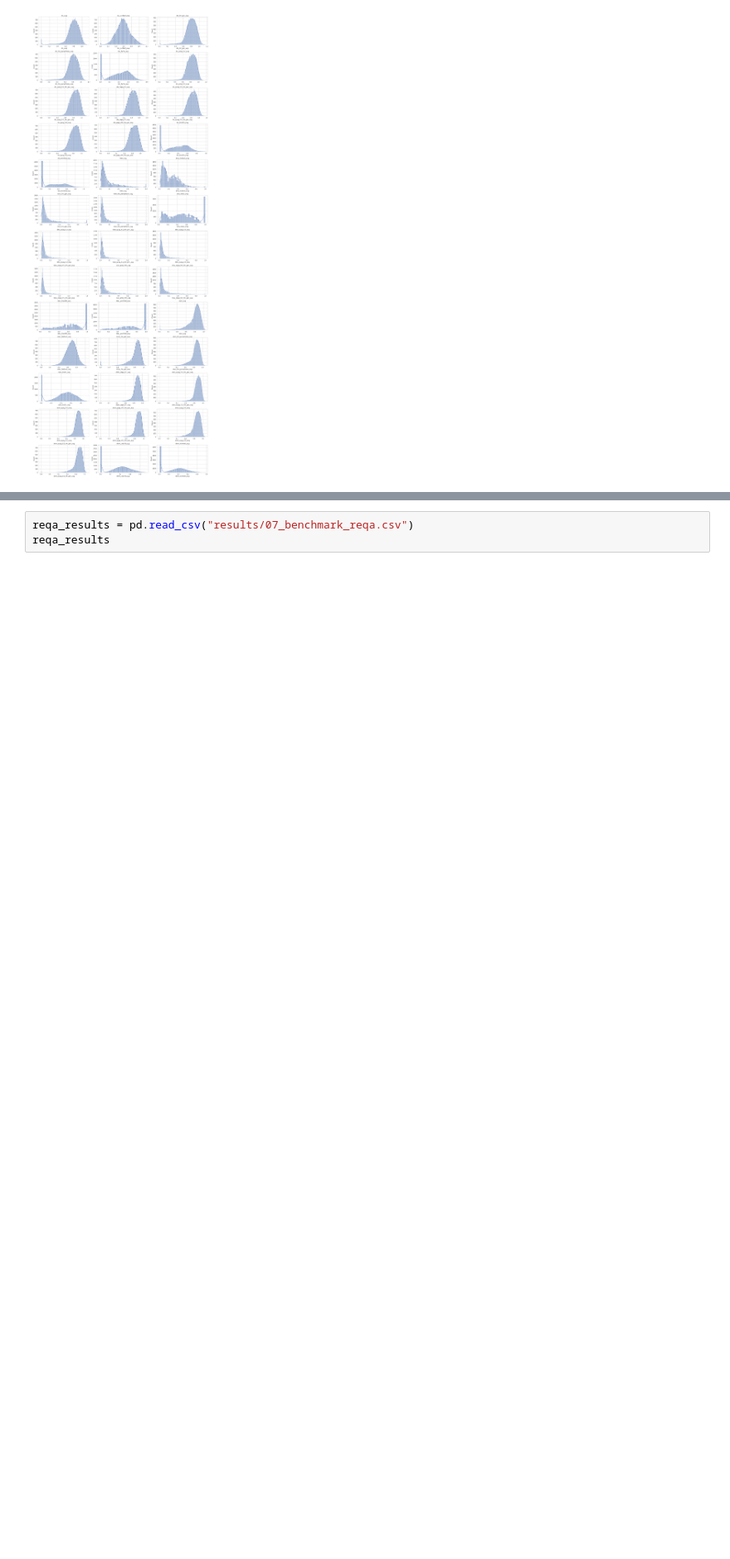
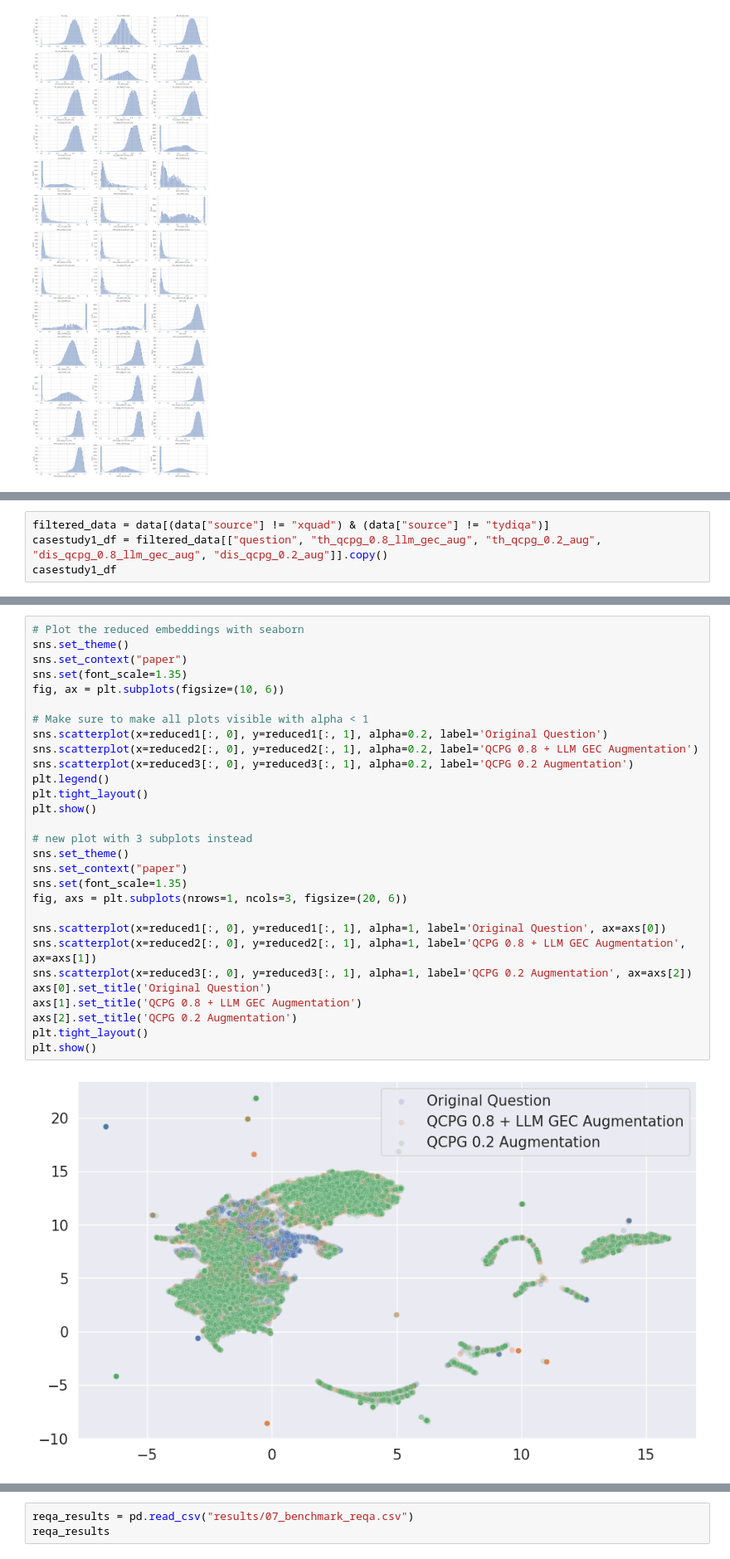
Before and after one commit to parinzee/cross-lingual-data-augmentation-for-thai-qa, a Jupyter notebook: questions/09_Analysis.ipynb, the cells around one changed output, grey strips where cells are left out. Shown at 83% size. Saved outputs shown, nothing was run; the diff lists cells and outputs as text; blank space fills up the shorter version.

```diff
--- a/questions/09_Analysis.ipynb
+++ b/questions/09_Analysis.ipynb
@@ -139,0 +147,4 @@ plt.show()
+# %%
+filtered_data = data[(data["source"] != "xquad") & (data["source"] != "tydiqa")]
+casestudy1_df = filtered_data[["question", "th_qcpg_0.8_llm_gec_aug", "th_qcpg_0.2_aug", "dis_qcpg_0.8_llm_gec_aug", "dis_qcpg_0.2_aug"]].copy()
+casestudy1_df
@@ -139,0 +229,31 @@ plt.show()
+# %%
+# Plot the reduced embeddings with seaborn
+sns.set_theme()
+sns.set_context("paper")
+sns.set(font_scale=1.35)
+fig, ax = plt.subplots(figsize=(10, 6))
+
+# Make sure to make all plots visible with alpha < 1
+sns.scatterplot(x=reduced1[:, 0], y=reduced1[:, 1], alpha=0.2, label='Original Question')
+sns.scatterplot(x=reduced2[:, 0], y=reduced2[:, 1], alpha=0.2, label='QCPG 0.8 + LLM GEC Augmentation')
+sns.scatterplot(x=reduced3[:, 0], y=reduced3[:, 1], alpha=0.2, label='QCPG 0.2 Augmentation')
+plt.legend()
+plt.tight_layout()
+plt.show()
+
+# new plot with 3 subplots instead
+sns.set_theme()
+sns.set_context("paper")
+sns.set(font_scale=1.35)
+fig, axs = plt.subplots(nrows=1, ncols=3, figsize=(20, 6))
+
+sns.scatterplot(x=reduced1[:, 0], y=reduced1[:, 1], alpha=1, label='Original Question', ax=axs[0])
+sns.scatterplot(x=reduced2[:, 0], y=reduced2[:, 1], alpha=1, label='QCPG 0.8 + LLM GEC Augmentation', ax=axs[1])
+sns.scatterplot(x=reduced3[:, 0], y=reduced3[:, 1], alpha=1, label='QCPG 0.2 Augmentation', ax=axs[2])
+axs[0].set_title('Original Question')
+axs[1].set_title('QCPG 0.8 + LLM GEC Augmentation')
+axs[2].set_title('QCPG 0.2 Augmentation')
+plt.tight_layout()
+plt.show()
+# %% [output]
+[figure, added]
```
Also changed, not shown: parts of 10 cells of this notebook, 13 other files.
